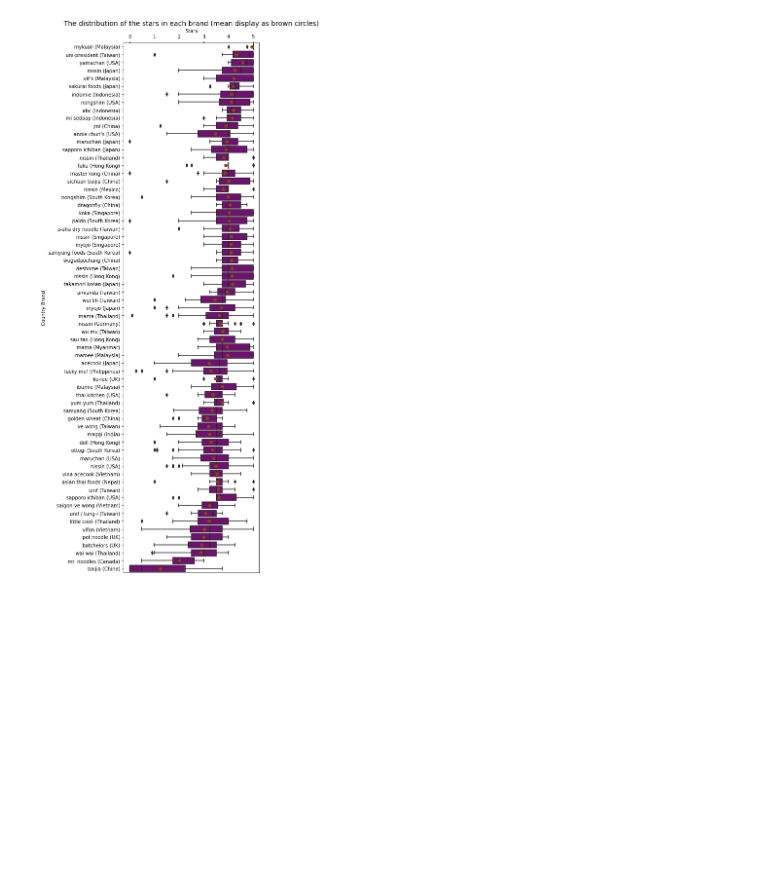
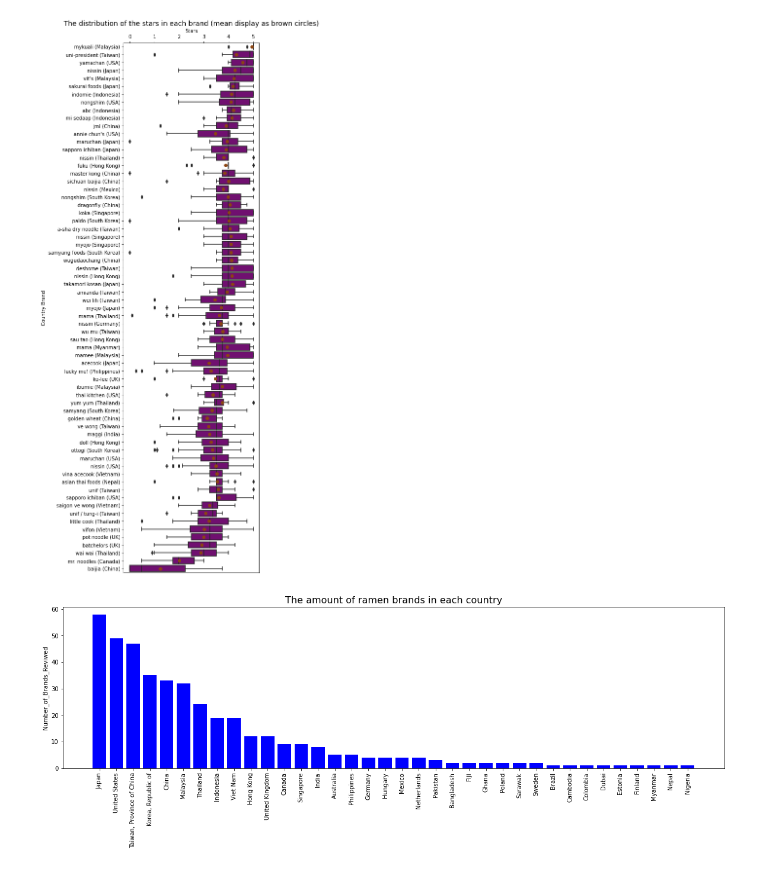
Before and after one commit to HongquanZhang9/Ramen, a Jupyter notebook: figures/figures.ipynb, the cells around one changed output. Saved outputs shown, nothing was run; the diff lists cells and outputs as text; code cells hidden in the pictures; blank space fills up the shorter version.

```diff
--- a/figures/figures.ipynb
+++ b/figures/figures.ipynb
@@ -31,3 +16,8 @@ import src.average_star_brand_country as star_brand_country
 star_brand_country.plot()
 # %% [output]
 [figure]
+# %%
+import src.heatmap_number_brand as heatmap_brand
+heatmap_brand.plot()
+# %% [output]
+[figure, added]
```
Also changed, not shown: parts of 5 cells of this notebook, 4 other files.
